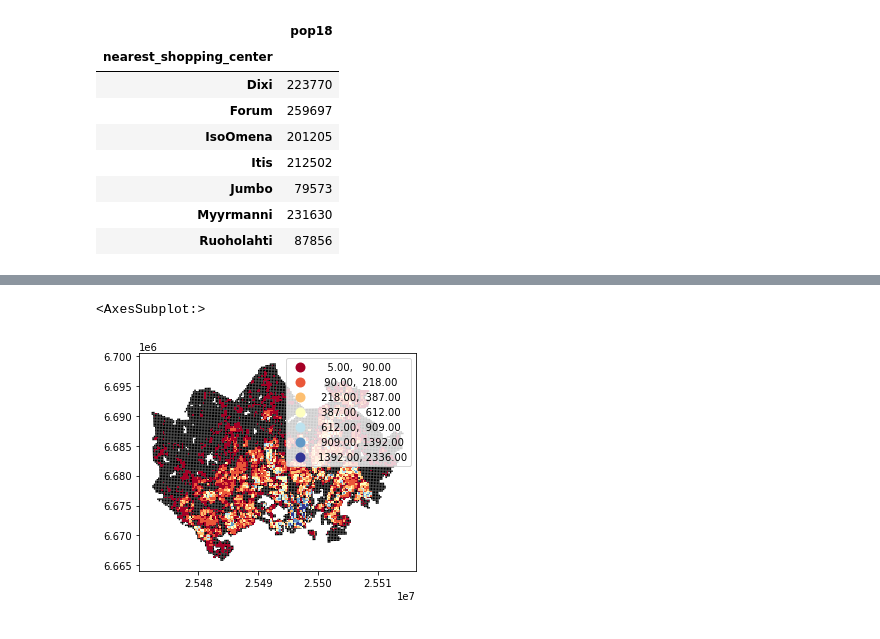
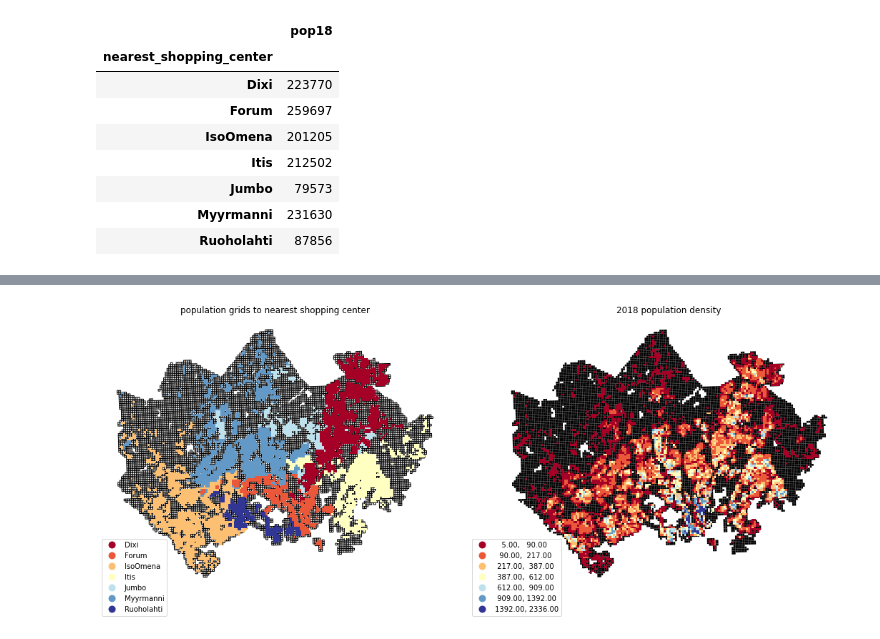
Before and after one commit to alanlyyy/AUTOGIS_COURSE, a Jupyter notebook: L4/Exercise_4_p3.ipynb, the cells around one changed output, grey strips where cells are left out. Drawn from its saved outputs; the diff is of its cells as text; code cells hidden in the pictures.

```diff
--- a/L4/Exercise_4_p3.ipynb
+++ b/L4/Exercise_4_p3.ipynb
@@ -295,8 +281,22 @@ nearest_shopping_center.plot(ax=base, column='nearest_shopping_center', cmap='ta
-# %%
-newbase = grid.plot(color='black')
-nearest_shopping_center.plot(ax=newbase, column= "pop18", scheme= "Natural_Breaks", k=7, cmap="RdYlBu", linewidth=0, legend =True,figsize=(10,5))
-
-#popilation density by grid,lower density in red areas, larger density in blue areas.
-# %% [output]
-<AxesSubplot:>
-[figure, removed]
+# %%
+fig, axs = plt.subplots(nrows=1, ncols=2, figsize=(15,15))
+
+base = grid.plot(ax=axs[0], color='white', edgecolor='black')
+plot1 = nearest_shopping_center.plot(ax=base, column='nearest_shopping_center', legend=True, cmap="RdYlBu", k=7)
+plot1.set_title('population grids to nearest shopping center')
+plot1.axis('off')
+leg1 = plot1.get_legend()
+leg1.set_bbox_to_anchor((0., 0., 0.2, 0.2))
+
+newbase = grid.plot(ax=axs[1], color='black')
+plot2 = nearest_shopping_center.plot(ax=newbase, column= "pop18", scheme= "Natural_Breaks", k=7, cmap="RdYlBu", linewidth=0, legend =True,figsize=(10,5))
+plot2.set_title('2018 population density')
+plot2.axis('off')
+leg2 = plot2.get_legend()
+leg2.set_bbox_to_anchor((0., 0., 0.2, 0.2))
+
+plt.tight_layout()
+
+plt.show()
+# %% [output]
+[figure, added]
```
Also changed, not shown: parts of 3 cells of this notebook, 3 other files.
